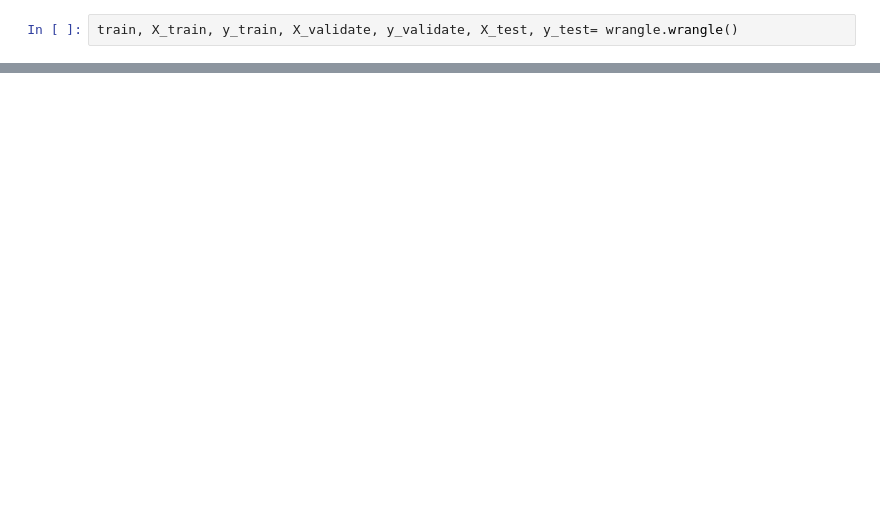
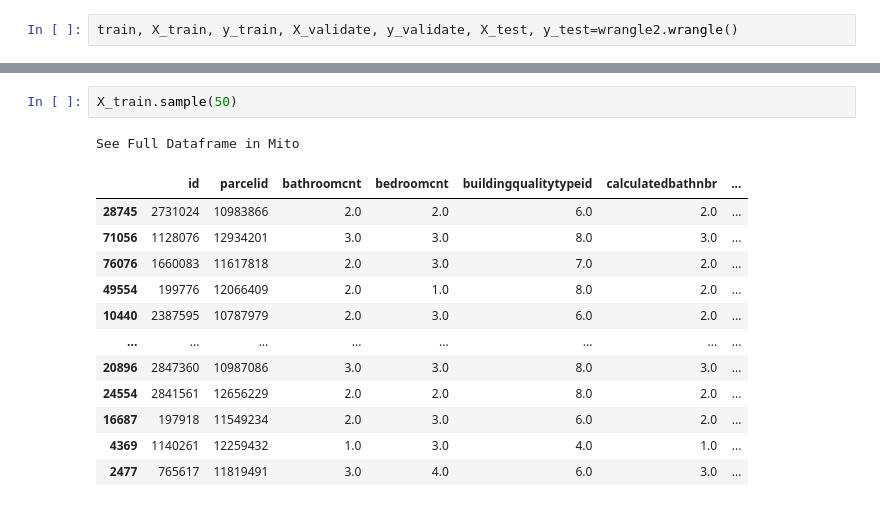
Before and after one commit to Zillow-Project-JG-DN/clustering-project-jgdn, a Jupyter notebook: jg_viz.ipynb, the cells around one changed output, grey strips where cells are left out. Cells and saved outputs as stored; diff of their text form; blank space fills up the shorter version.

Commit message:
Update wrangle

```diff
--- a/jg_viz.ipynb
+++ b/jg_viz.ipynb
@@ -15,2 +15,2 @@ import wrangle
 # %%
-train, X_train, y_train, X_validate, y_validate, X_test, y_test= wrangle.wrangle()
+train, X_train, y_train, X_validate, y_validate, X_test, y_test=wrangle2.wrangle()
@@ -18,0 +47,16 @@ AttributeError: 'NoneType' object has no attribute 'index'
+# %%
+X_train.sample(50)
+# %% [output]
+See Full Dataframe in Mito
+|  | id | parcelid | bathroomcnt | bedroomcnt | buildingqualitytypeid | calculatedbathnbr | ... |
+| 28745 | 2731024 | 10983866 | 2.0 | 2.0 | 6.0 | 2.0 | ... |
+| 71056 | 1128076 | 12934201 | 3.0 | 3.0 | 8.0 | 3.0 | ... |
+| 76076 | 1660083 | 11617818 | 2.0 | 3.0 | 7.0 | 2.0 | ... |
+| 49554 | 199776 | 12066409 | 2.0 | 1.0 | 8.0 | 2.0 | ... |
+| 10440 | 2387595 | 10787979 | 2.0 | 3.0 | 6.0 | 2.0 | ... |
+| ... | ... | ... | ... | ... | ... | ... | ... |
+| 20896 | 2847360 | 10987086 | 3.0 | 3.0 | 8.0 | 3.0 | ... |
+| 24554 | 2841561 | 12656229 | 2.0 | 2.0 | 8.0 | 2.0 | ... |
+| 16687 | 197918 | 11549234 | 2.0 | 3.0 | 6.0 | 2.0 | ... |
+| 4369 | 1140261 | 12259432 | 1.0 | 3.0 | 4.0 | 1.0 | ... |
+| 2477 | 765617 | 11819491 | 3.0 | 4.0 | 6.0 | 3.0 | ... |
```
Also changed, not shown: parts of 4 cells of this notebook, 3 other files.
